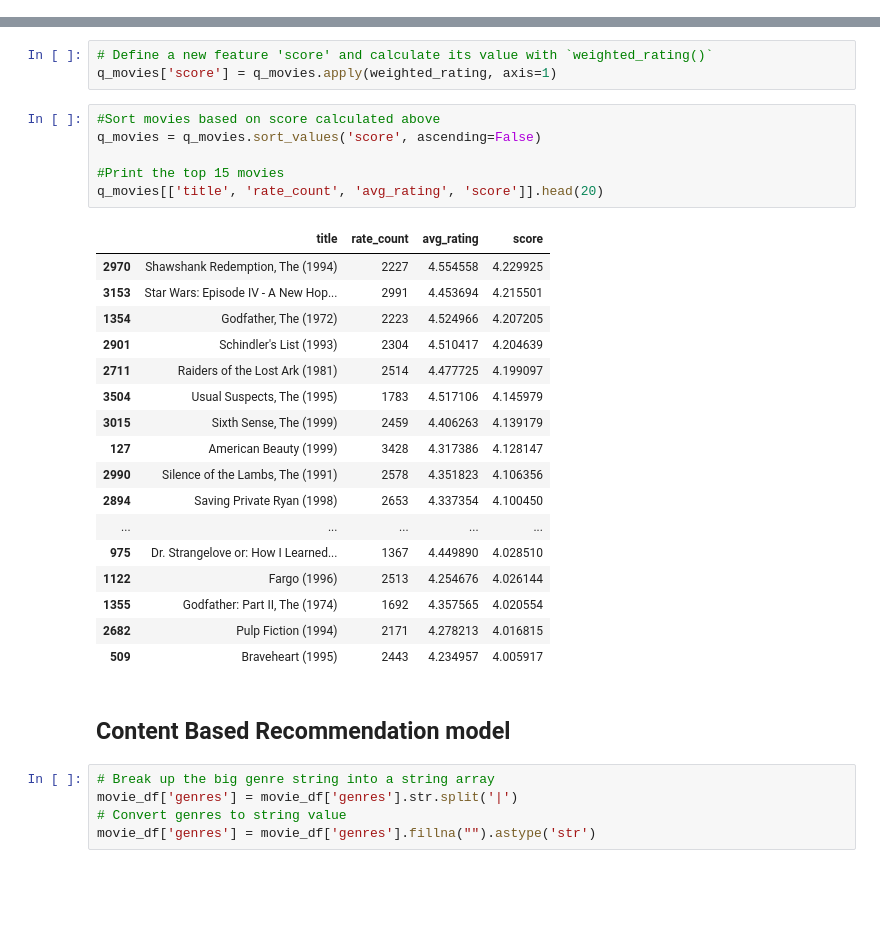
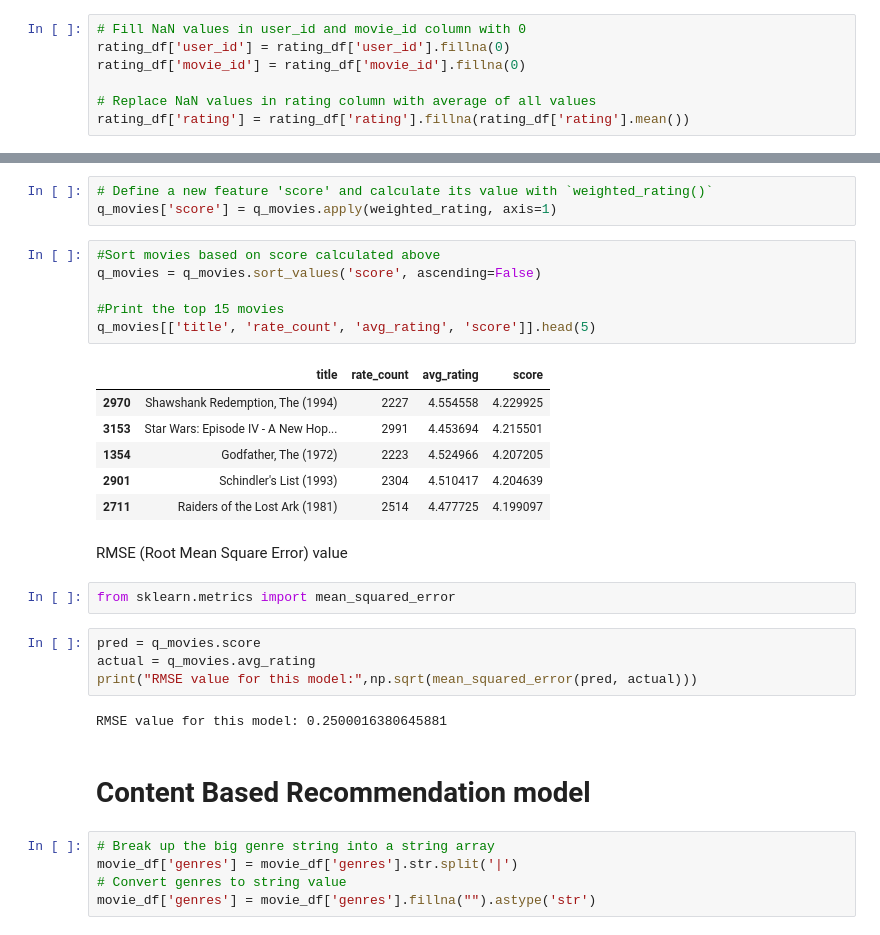
Before and after one commit to MizanMustakim/Big_data_movie_project, a Jupyter notebook: Big_data_movie_project.ipynb, the cells around one changed output, grey strips where cells are left out. Drawn from its saved outputs; the diff is of its cells as text; blank space fills up the shorter version.

```diff
--- a/Big_data_movie_project.ipynb
+++ b/Big_data_movie_project.ipynb
@@ -209,6 +210,13 @@ rating_df.head()
 | 2 | 1 | 914 | 3 | 978301968 | 0 | 913 |
 | 3 | 1 | 3408 | 4 | 978300275 | 0 | 3407 |
 | 4 | 1 | 2355 | 5 | 978824291 | 0 | 2354 |
+# %%
+# Fill NaN values in user_id and movie_id column with 0
+rating_df['user_id'] = rating_df['user_id'].fillna(0)
+rating_df['movie_id'] = rating_df['movie_id'].fillna(0)
+
+# Replace NaN values in rating column with average of all values
+rating_df['rating'] = rating_df['rating'].fillna(rating_df['rating'].mean())
 # %%
 # Get summary statistics of rating
 rating_df['rating'].describe()
@@ -362,29 +382,28 @@ q_movies['score'] = q_movies.apply(weighted_rating, axis=1)
 # %%
 #Sort movies based on score calculated above
 q_movies = q_movies.sort_values('score', ascending=False)
 
 #Print the top 15 movies
-q_movies[['title', 'rate_count', 'avg_rating', 'score']].head(20)
+q_movies[['title', 'rate_count', 'avg_rating', 'score']].head(5)
 # %% [output]
 |  | title | rate_count | avg_rating | score |
 | 2970 | Shawshank Redemption, The (1994) | 2227 | 4.554558 | 4.229925 |
 | 3153 | Star Wars: Episode IV - A New Hop... | 2991 | 4.453694 | 4.215501 |
 | 1354 | Godfather, The (1972) | 2223 | 4.524966 | 4.207205 |
 | 2901 | Schindler's List (1993) | 2304 | 4.510417 | 4.204639 |
 | 2711 | Raiders of the Lost Ark (1981) | 2514 | 4.477725 | 4.199097 |
-| 3504 | Usual Suspects, The (1995) | 1783 | 4.517106 | 4.145979 |
-| 3015 | Sixth Sense, The (1999) | 2459 | 4.406263 | 4.139179 |
-| 127 | American Beauty (1999) | 3428 | 4.317386 | 4.128147 |
-| 2990 | Silence of the Lambs, The (1991) | 2578 | 4.351823 | 4.106356 |
-| 2894 | Saving Private Ryan (1998) | 2653 | 4.337354 | 4.100450 |
-| ... | ... | ... | ... | ... |
-| 975 | Dr. Strangelove or: How I Learned... | 1367 | 4.449890 | 4.028510 |
-| 1122 | Fargo (1996) | 2513 | 4.254676 | 4.026144 |
-| 1355 | Godfather: Part II, The (1974) | 1692 | 4.357565 | 4.020554 |
-| 2682 | Pulp Fiction (1994) | 2171 | 4.278213 | 4.016815 |
-| 509 | Braveheart (1995) | 2443 | 4.234957 | 4.005917 |
+# %% [markdown]
+RMSE (Root Mean Square Error) value
+# %%
+from sklearn.metrics import mean_squared_error
+# %%
+pred = q_movies.score
+actual = q_movies.avg_rating
+print("RMSE value for this model:",np.sqrt(mean_squared_error(pred, actual)))
+# %% [output]
+RMSE value for this model: 0.2500016380645881
 # %% [markdown]
-## **Content Based Recommendation model**
+# **Content Based Recommendation model**
 # %%
 # Break up the big genre string into a string array
 movie_df['genres'] = movie_df['genres'].str.split('|')
```
Also changed, not shown: parts of 31 cells of this notebook.
